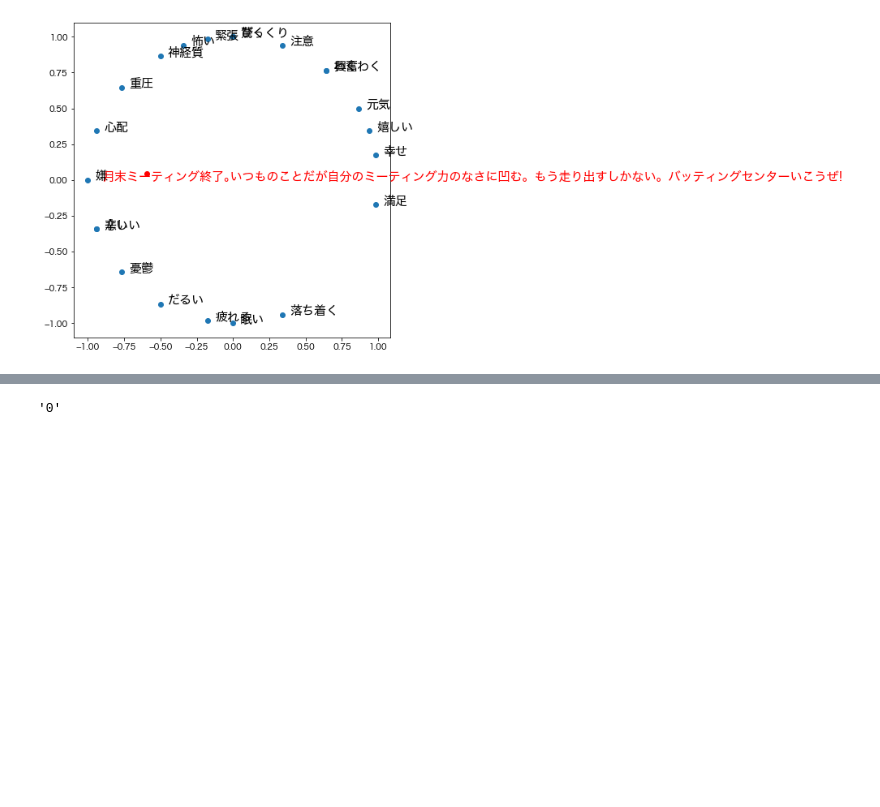
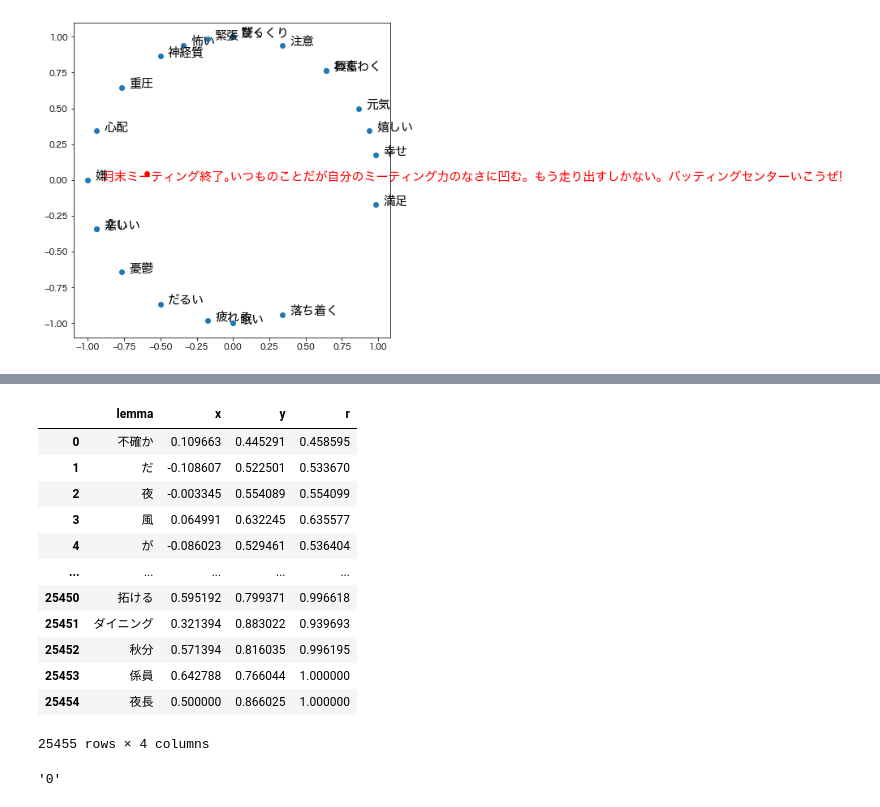
Before and after one commit to midoriba/emotionDic, a Jupyter notebook: sub.ipynb, the cells around one changed output, grey strips where cells are left out. Cells and saved outputs as stored; diff of their text form; code cells hidden in the pictures; blank space fills up the shorter version.

```diff
--- a/sub.ipynb
+++ b/sub.ipynb
@@ -129,3 +221,30 @@ for i, row in wrime_df[23:].iterrows():
+# %%
+data.append([])
+for x, y in zip(data[1], data[2]):
+    data[3].append((x**2 + y**2)**0.5)
+# %%
+data.append([])
+for x, y in zip(data[1], data[2]):
+    data[3].append((x**2 + y**2)**0.5)
+# %%
+outdf = pd.DataFrame(data)
+outdf.loc[outdf['r'] >= 0.7].sort_values('frequency', ascending=False).to_csv('wrimedic/means.csv', encoding="utf-8", index=False)
+# %%
+outdf
+# %% [output]
+|  | lemma | x | y | r |
+| 0 | 不確か | 0.109663 | 0.445291 | 0.458595 |
+| 1 | だ | -0.108607 | 0.522501 | 0.533670 |
+| 2 | 夜 | -0.003345 | 0.554089 | 0.554099 |
+| 3 | 風 | 0.064991 | 0.632245 | 0.635577 |
+| 4 | が | -0.086023 | 0.529461 | 0.536404 |
+| ... | ... | ... | ... | ... |
+| 25450 | 拓ける | 0.595192 | 0.799371 | 0.996618 |
+| 25451 | ダイニング | 0.321394 | 0.883022 | 0.939693 |
+| 25452 | 秋分 | 0.571394 | 0.816035 | 0.996195 |
+| 25453 | 係員 | 0.642788 | 0.766044 | 1.000000 |
+| 25454 | 夜長 | 0.500000 | 0.866025 | 1.000000 |
+25455 rows × 4 columns
 # %%
 wrime_df.at[0, 'Avg. Readers_Fear']
 # %% [output]
```
Also changed, not shown: parts of 13 cells of this notebook, 9 other files.
